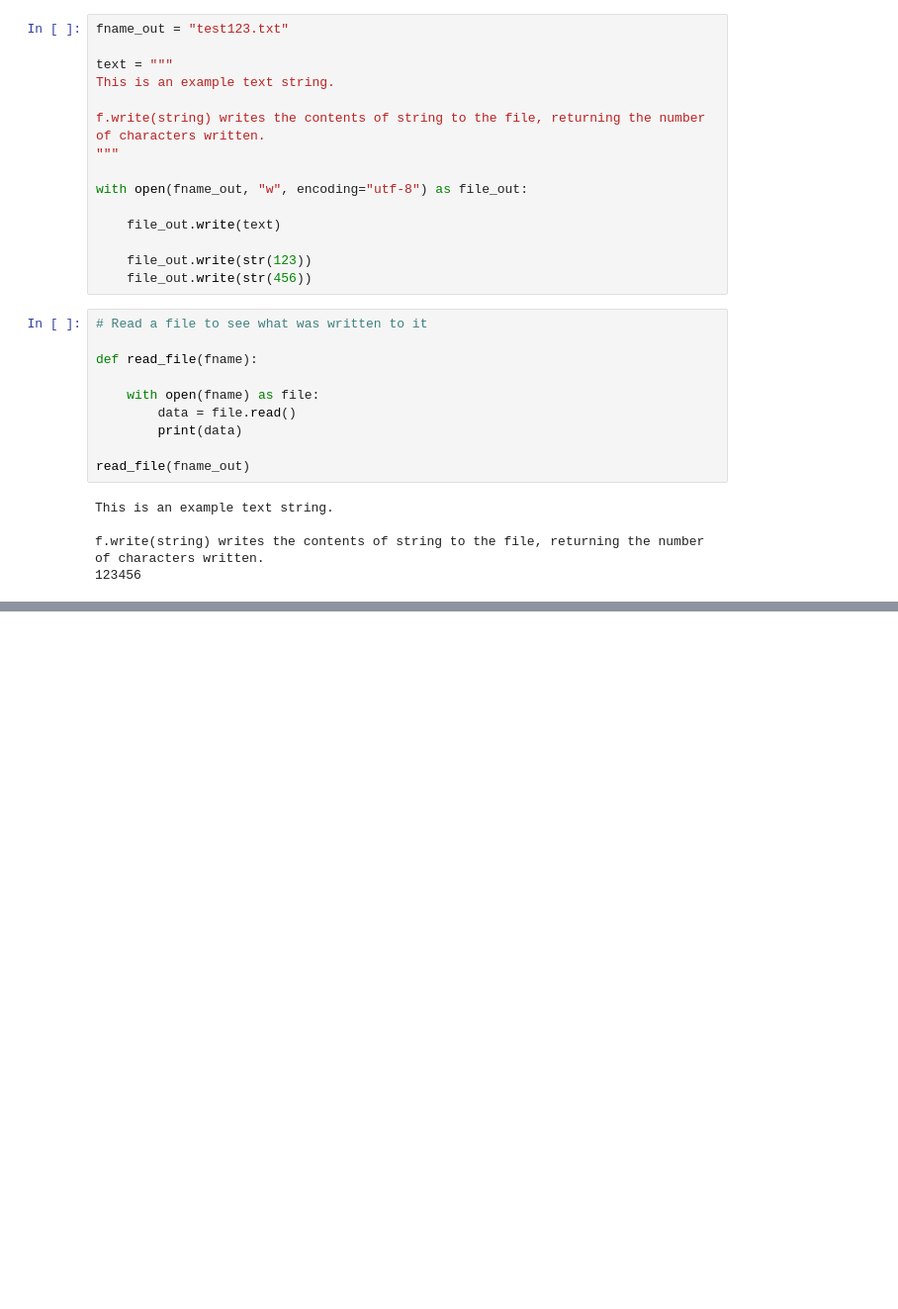
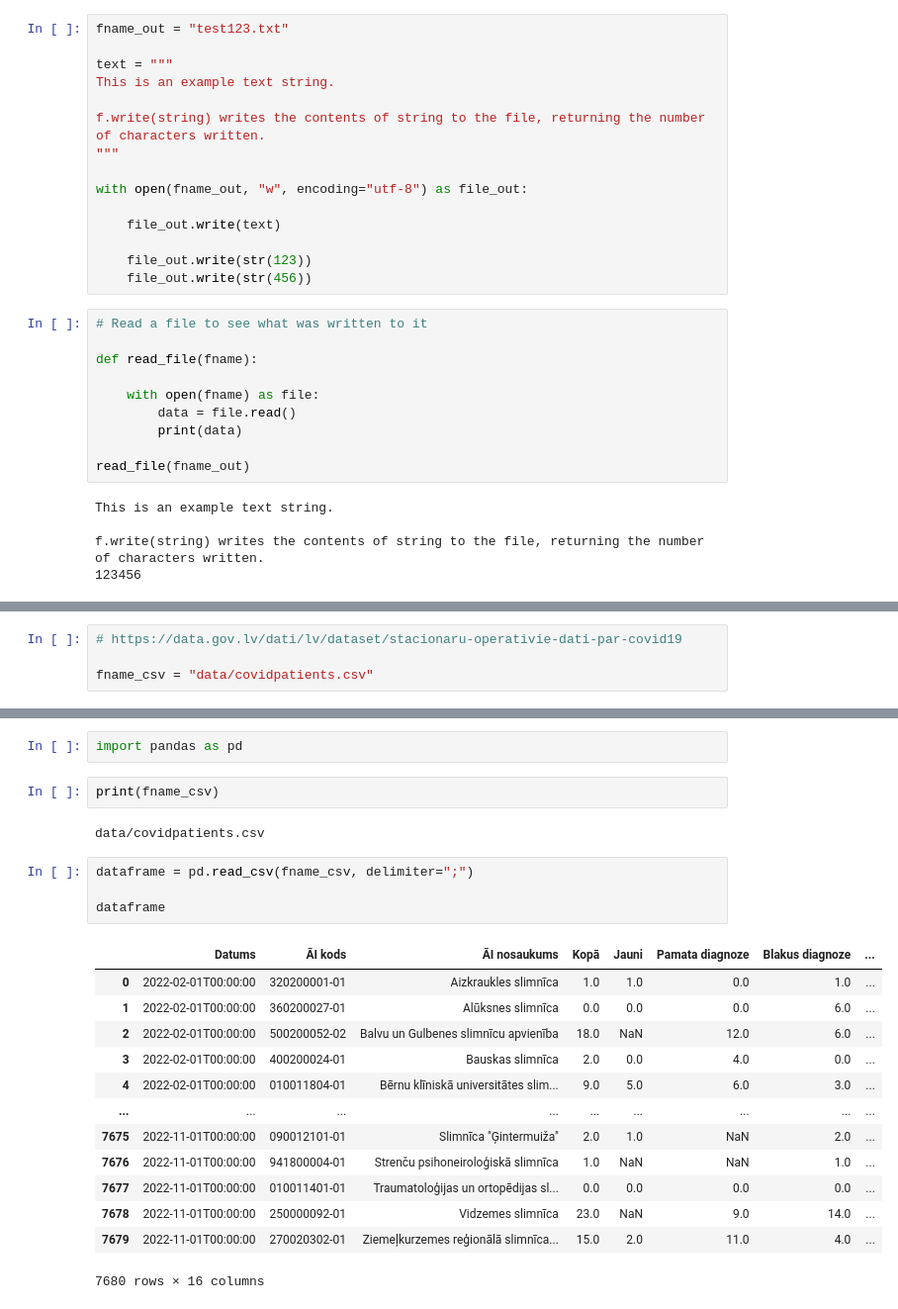
Before and after one commit to CaptSolo/LU_GeoPython_2022, a Jupyter notebook: notebooks/06 - Strings, File Input and Output.ipynb, the cells around one changed output, grey strips where cells are left out. Shown at 99% size. Saved outputs shown, nothing was run; the diff lists cells and outputs as text; blank space fills up the shorter version.

```diff
--- a/notebooks/06 - Strings, File Input and Output.ipynb
+++ b/notebooks/06 - Strings, File Input and Output.ipynb
@@ -367,0 +382,4 @@ f.write(string) writes the contents of string to the file, returning the number
+# %%
+# https://data.gov.lv/dati/lv/dataset/stacionaru-operativie-dati-par-covid19
+
+fname_csv = "data/covidpatients.csv"
@@ -367,0 +519,24 @@ f.write(string) writes the contents of string to the file, returning the number
+# %%
+import pandas as pd
+# %%
+print(fname_csv)
+# %% [output]
+data/covidpatients.csv
+# %%
+dataframe = pd.read_csv(fname_csv, delimiter=";")
+
+dataframe
+# %% [output]
+|  | Datums | ĀI kods | ĀI nosaukums | Kopā | Jauni | Pamata diagnoze | Blakus diagnoze | ... |
+| 0 | 2022-02-01T00:00:00 | 320200001-01 | Aizkraukles slimnīca | 1.0 | 1.0 | 0.0 | 1.0 | ... |
+| 1 | 2022-02-01T00:00:00 | 360200027-01 | Alūksnes slimnīca | 0.0 | 0.0 | 0.0 | 6.0 | ... |
+| 2 | 2022-02-01T00:00:00 | 500200052-02 | Balvu un Gulbenes slimnīcu apvienība | 18.0 | NaN | 12.0 | 6.0 | ... |
+| 3 | 2022-02-01T00:00:00 | 400200024-01 | Bauskas slimnīca | 2.0 | 0.0 | 4.0 | 0.0 | ... |
+| 4 | 2022-02-01T00:00:00 | 010011804-01 | Bērnu klīniskā universitātes slim... | 9.0 | 5.0 | 6.0 | 3.0 | ... |
+| ... | ... | ... | ... | ... | ... | ... | ... | ... |
+| 7675 | 2022-11-01T00:00:00 | 090012101-01 | Slimnīca "Ģintermuiža" | 2.0 | 1.0 | NaN | 2.0 | ... |
+| 7676 | 2022-11-01T00:00:00 | 941800004-01 | Strenču psihoneiroloģiskā slimnīca | 1.0 | NaN | NaN | 1.0 | ... |
+| 7677 | 2022-11-01T00:00:00 | 010011401-01 | Traumatoloģijas un ortopēdijas sl... | 0.0 | 0.0 | 0.0 | 0.0 | ... |
+| 7678 | 2022-11-01T00:00:00 | 250000092-01 | Vidzemes slimnīca | 23.0 | NaN | 9.0 | 14.0 | ... |
+| 7679 | 2022-11-01T00:00:00 | 270020302-01 | Ziemeļkurzemes reģionālā slimnīca... | 15.0 | 2.0 | 11.0 | 4.0 | ... |
+7680 rows × 16 columns
```
Also changed, not shown: parts of 19 cells of this notebook.
